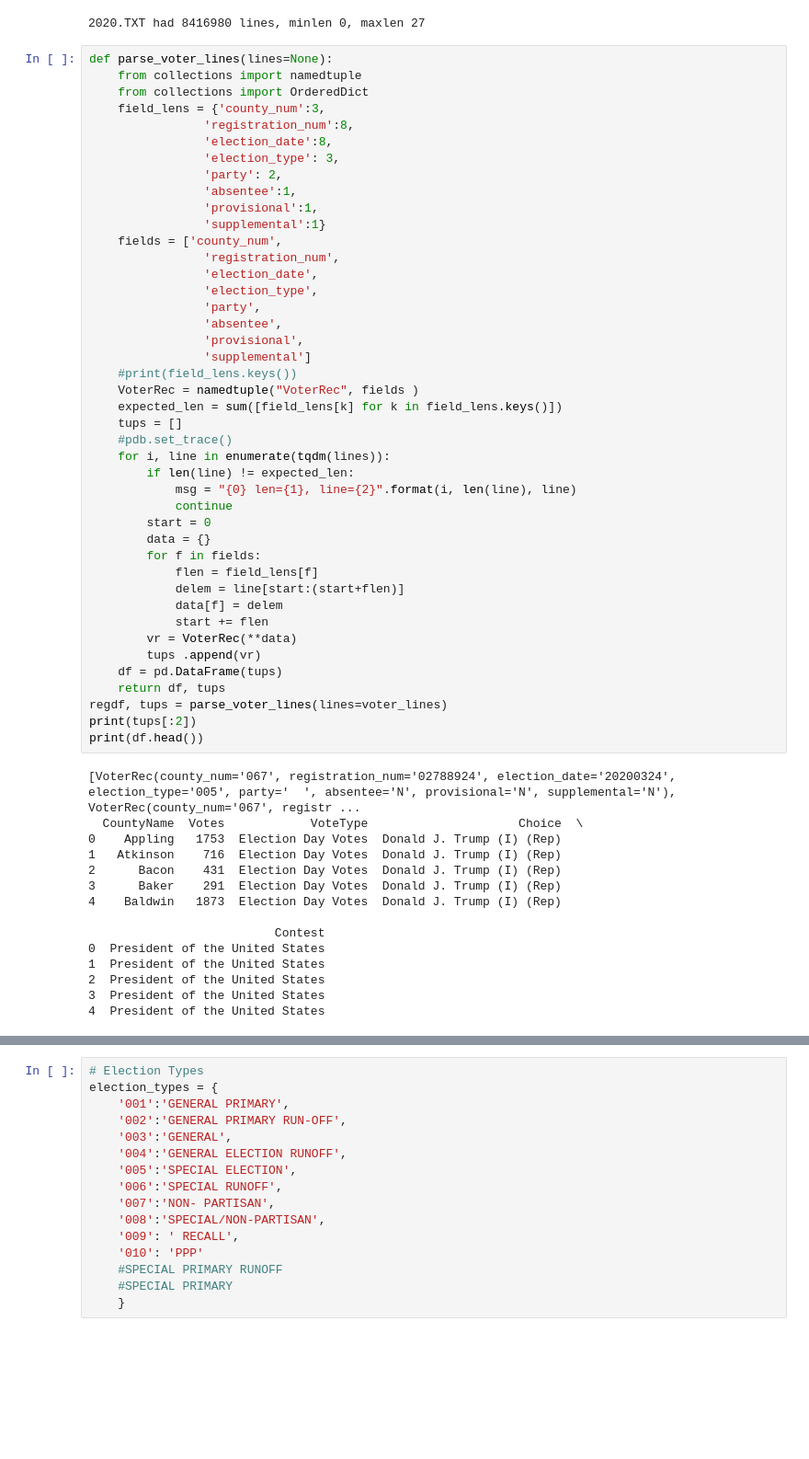
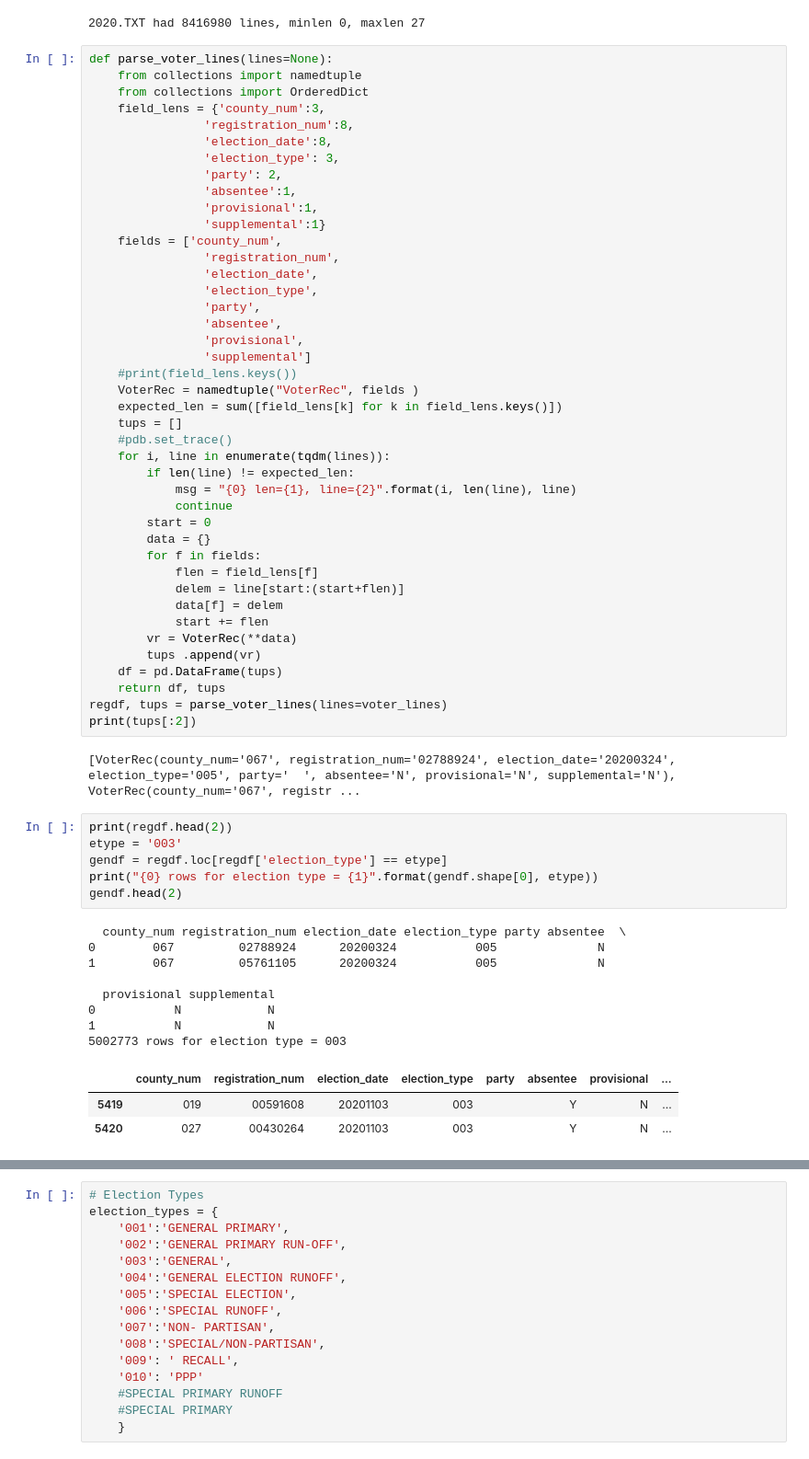
Before and after one commit to jhmuller/ga-votes, a Jupyter notebook: ga.ipynb, the cells around one changed output, grey strips where cells are left out. Shown at 92% size. Cells and saved outputs as stored; diff of their text form; blank space fills up the shorter version.

```diff
--- a/ga.ipynb
+++ b/ga.ipynb
@@ -411,20 +426,24 @@ def parse_voter_lines(lines=None):
     return df, tups
 regdf, tups = parse_voter_lines(lines=voter_lines)
 print(tups[:2])
-print(df.head())
 # %% [output]
 [VoterRec(county_num='067', registration_num='02788924', election_date='20200324', election_type='005', party='  ', absentee='N', provisional='N', supplemental='N'), VoterRec(county_num='067', registr ...
-  CountyName  Votes            VoteType                     Choice  \
-0    Appling   1753  Election Day Votes  Donald J. Trump (I) (Rep)
-1   Atkinson    716  Election Day Votes  Donald J. Trump (I) (Rep)
-2      Bacon    431  Election Day Votes  Donald J. Trump (I) (Rep)
-3      Baker    291  Election Day Votes  Donald J. Trump (I) (Rep)
-4    Baldwin   1873  Election Day Votes  Donald J. Trump (I) (Rep)
-
-                          Contest
-0  President of the United States
-1  President of the United States
-2  President of the United States
-3  President of the United States
-4  President of the United States
+# %%
+print(regdf.head(2))
+etype = '003'
+gendf = regdf.loc[regdf['election_type'] == etype]
+print("{0} rows for election type = {1}".format(gendf.shape[0], etype))
+gendf.head(2)
+# %% [output]
+  county_num registration_num election_date election_type party absentee  \
+0        067         02788924      20200324           005              N
+1        067         05761105      20200324           005              N
+
+  provisional supplemental
+0           N            N
+1           N            N
+5002773 rows for election type = 003
+|  | county_num | registration_num | election_date | election_type | party | absentee | provisional | ... |
+| 5419 | 019 | 00591608 | 20201103 | 003 |  | Y | N | ... |
+| 5420 | 027 | 00430264 | 20201103 | 003 |  | Y | N | ... |
 # %%
```
Also changed, not shown: parts of 21 cells of this notebook.
